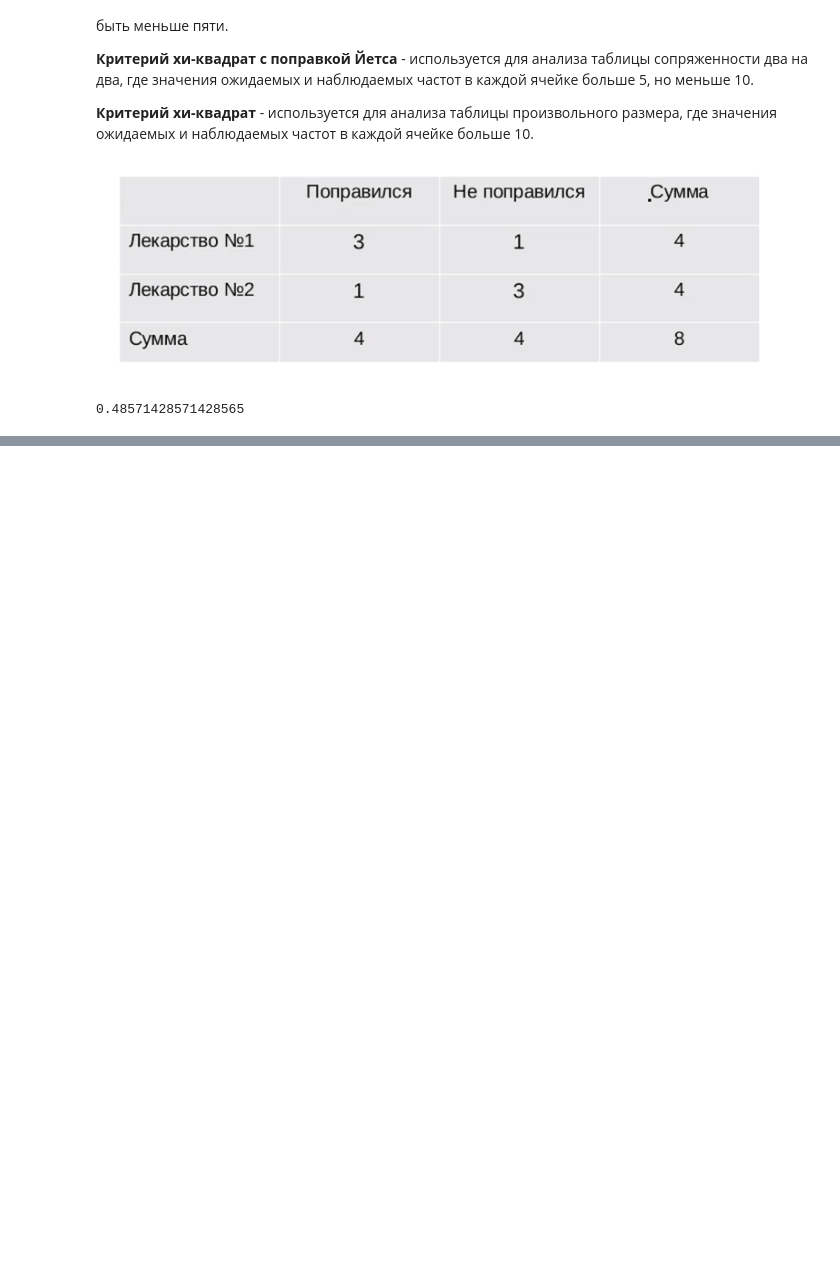
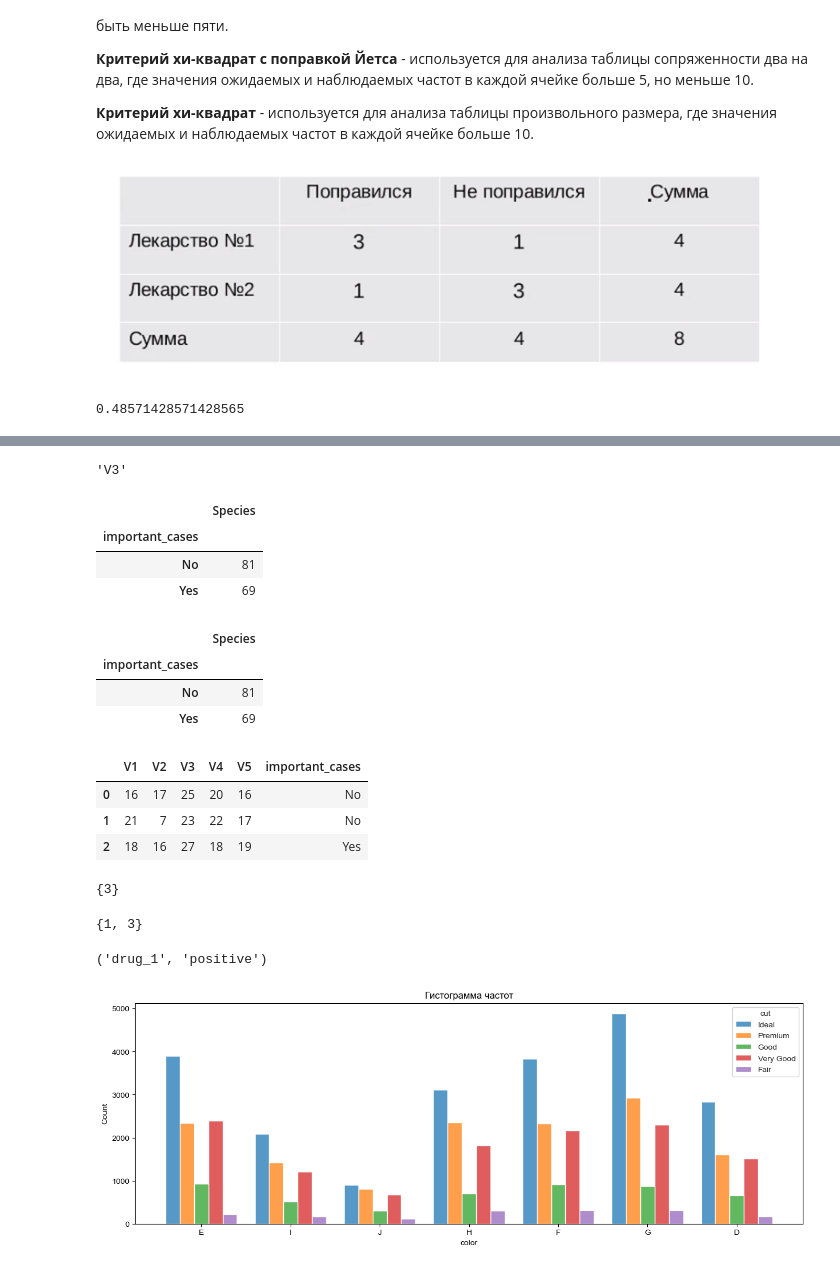
Before and after one commit to LiquidVac/My_study, a Jupyter notebook: STEPIK. Основы статистики ч.2/Лекция 1. Статистические методы.ipynb, the cells around one changed output, grey strips where cells are left out. Drawn from its saved outputs; the diff is of its cells as text; code cells hidden in the pictures; blank space fills up the shorter version.

```diff
--- a/STEPIK. Основы статистики ч.2/Лекция 1. Статистические методы.ipynb
+++ b/STEPIK. Основы статистики ч.2/Лекция 1. Статистические методы.ipynb
@@ -519,0 +633,27 @@ print(p_value)
+# %%
+test_data = pd.read_csv("https://stepic.org/media/attachments/course/524/test_data.csv")
+most_significant(test_data)
+# %% [output]
+'V3'
+# %%
+""" Воспользуемся данными Iris.
+    Создайте новую переменную important_cases - фактор с двумя градациями ("No" и "Yes").
+    Переменная должна принимать значение Yes, если для данного цветка
+    значения хотя бы трех количественных переменных выше среднего.
+    В противном случае переменная important_cases будет принимать значение No. """
+import pandas as pd
+
+iris_df = pd.read_csv("data_iris.csv", index_col = 0)
+
+iris_means = iris_df.mean(axis=0, numeric_only=True)
+comp = (iris_df.reindex(columns = iris_means.index) > iris_means).sum(axis=1)
+
+iris_df["important_cases"] = "No"
+iris_df.loc[comp >= 3, "important_cases"] = "Yes"
+
+iris_df[["important_cases", "Species"]].groupby(by = "important_cases").count()
+# %% [output]
+|  | Species |
+| important_cases |  |
+| No | 81 |
+| Yes | 69 |
@@ -519,0 +684,17 @@ print(p_value)
+# %%
+iris_df = pd.read_csv("data_iris.csv", index_col = 0)
+get_important_cases(iris_df)[["important_cases", "Species"]].groupby(by = "important_cases").count()
+# %% [output]
+|  | Species |
+| important_cases |  |
+| No | 81 |
+| Yes | 69 |
+# %%
+test_data = pd.DataFrame({'V1': [16, 21, 18], 'V2': [17, 7, 16], 'V3': [25, 23, 27],
+                          'V4': [20, 22, 18], 'V5': [16, 17, 19]})
+get_important_cases(test_data)
+# %% [output]
+|  | V1 | V2 | V3 | V4 | V5 | important_cases |
+| 0 | 16 | 17 | 25 | 20 | 16 | No |
+| 1 | 21 | 7 | 23 | 22 | 17 | No |
+| 2 | 18 | 16 | 27 | 18 | 19 | Yes |
@@ -519,0 +715,10 @@ print(p_value)
+# %%
+v = [1,2,3,3,3,4,5]
+stat_mode(v)
+# %% [output]
+{3}
+# %%
+v = [1,1,1,2,3,3,3]
+stat_mode(v)
+# %% [output]
+{1, 3}
@@ -519,0 +744,25 @@ print(p_value)
+# %%
+test_data = pd.read_csv("https://stepic.org/media/attachments/course/524/test_drugs.csv")
+max_resid(test_data)
+# %% [output]
+('drug_1', 'positive')
+# %%
+""" Ну и напоследок построим гистограмму частот """
+import pandas as pd
+
+import matplotlib.pyplot as plt
+import seaborn as sns
+
+diamonds_df = pd.read_csv('data_diamonds.csv', index_col = 0)
+
+plt.figure(figsize=(15,5))
+plt.title('Гистограмма частот')
+sns.set_style('whitegrid')
+
+
+sns.histplot(data = diamonds_df, x = 'color', hue = 'cut', multiple='dodge', shrink=.8, palette='tab10')
+
+
+plt.show()
+# %% [output]
+[figure, added]
```
Also changed, not shown: parts of 42 cells of this notebook, 4 other files.
